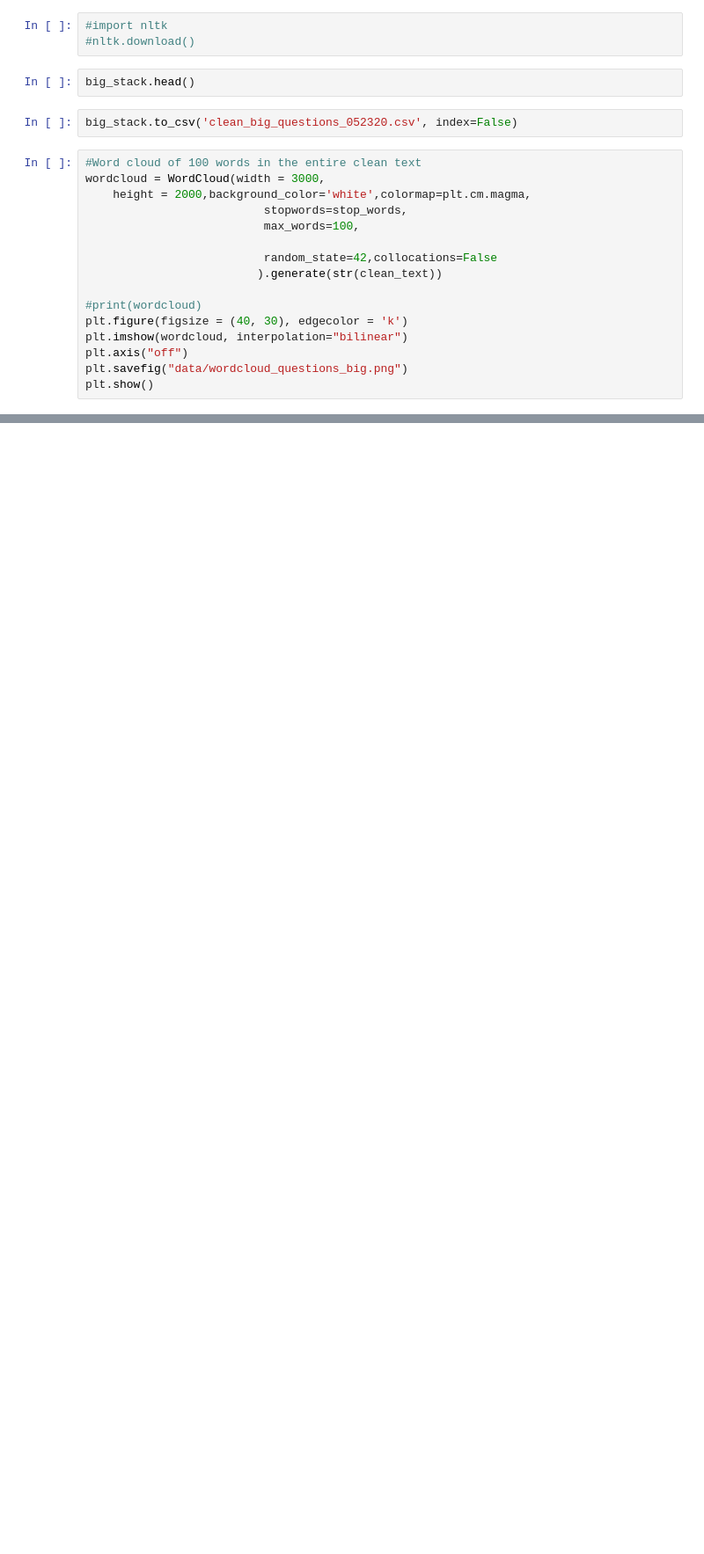
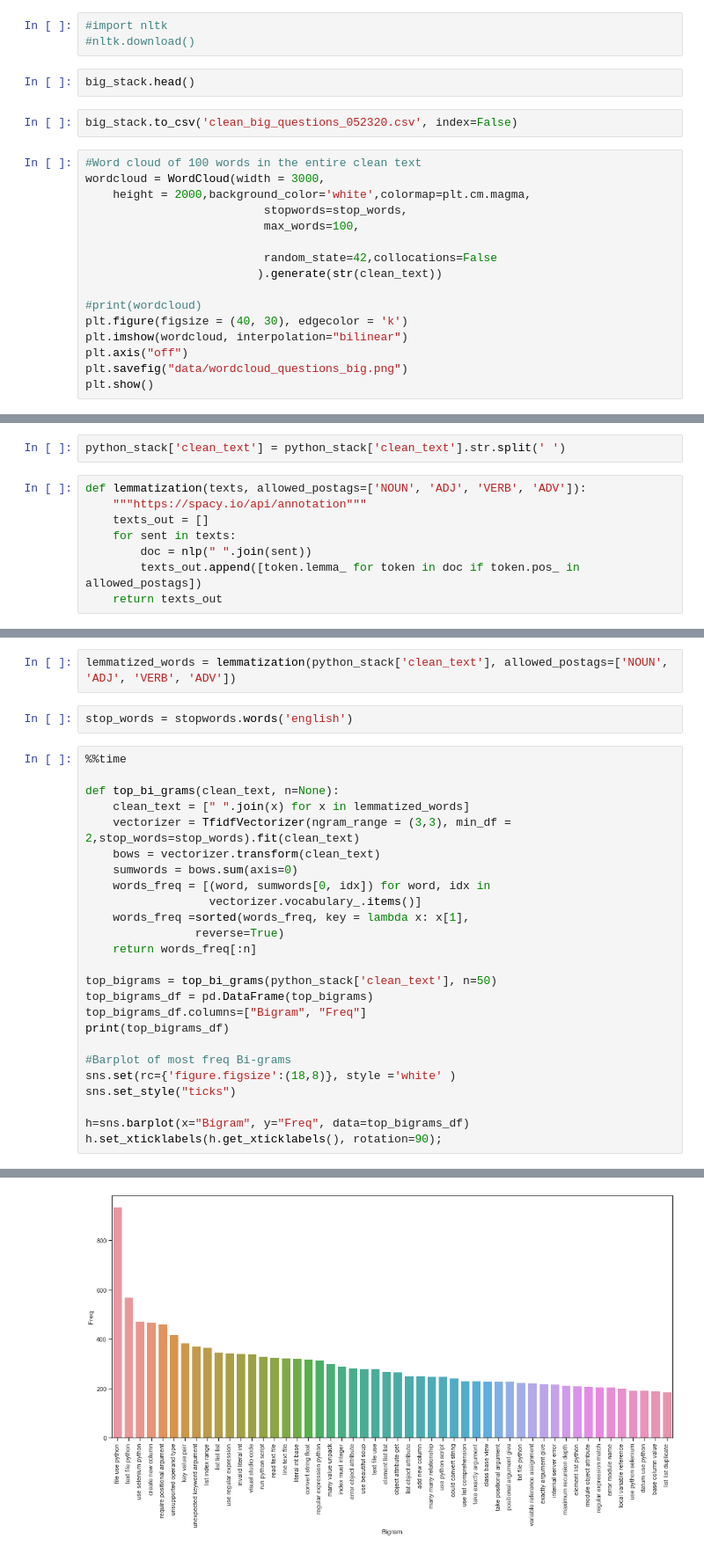
Before and after one commit to kozissnikb/DataScience_Stack, a Jupyter notebook: 2C_TopicModeling.ipynb, the cells around one changed output, grey strips where cells are left out. Shown at 88% size. Cells and saved outputs as stored; diff of their text form; blank space fills up the shorter version.

```diff
--- a/2C_TopicModeling.ipynb
+++ b/2C_TopicModeling.ipynb
@@ -129,0 +215,10 @@ plt.show()
+# %%
+python_stack['clean_text'] = python_stack['clean_text'].str.split(' ')
+# %%
+def lemmatization(texts, allowed_postags=['NOUN', 'ADJ', 'VERB', 'ADV']):
+    """https://spacy.io/api/annotation"""
+    texts_out = []
+    for sent in texts:
+        doc = nlp(" ".join(sent))
+        texts_out.append([token.lemma_ for token in doc if token.pos_ in allowed_postags])
+    return texts_out
@@ -129,0 +227,30 @@ plt.show()
+# %%
+lemmatized_words = lemmatization(python_stack['clean_text'], allowed_postags=['NOUN', 'ADJ', 'VERB', 'ADV'])
+# %%
+stop_words = stopwords.words('english')
+# %%
+%%time
+
+def top_bi_grams(clean_text, n=None):
+    clean_text = [" ".join(x) for x in lemmatized_words]
+    vectorizer = TfidfVectorizer(ngram_range = (3,3), min_df = 2,stop_words=stop_words).fit(clean_text)
+    bows = vectorizer.transform(clean_text)
+    sumwords = bows.sum(axis=0)
+    words_freq = [(word, sumwords[0, idx]) for word, idx in
+                  vectorizer.vocabulary_.items()]
+    words_freq =sorted(words_freq, key = lambda x: x[1],
+                reverse=True)
+    return words_freq[:n]
+
+top_bigrams = top_bi_grams(python_stack['clean_text'], n=50)
+top_bigrams_df = pd.DataFrame(top_bigrams)
+top_bigrams_df.columns=["Bigram", "Freq"]
+print(top_bigrams_df)
+
+#Barplot of most freq Bi-grams
+sns.set(rc={'figure.figsize':(18,8)}, style ='white' )
+sns.set_style("ticks")
+
+h=sns.barplot(x="Bigram", y="Freq", data=top_bigrams_df)
+h.set_xticklabels(h.get_xticklabels(), rotation=90);
+# %% [output]
@@ -129,0 +291 @@ plt.show()
+[figure, added]
```
Also changed, not shown: parts of 22 cells of this notebook, 6 other files.
